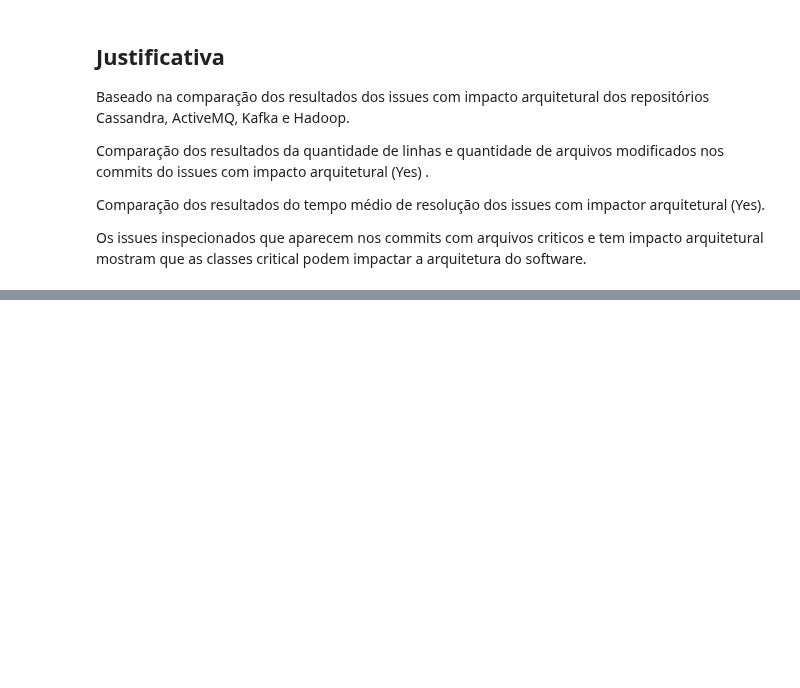
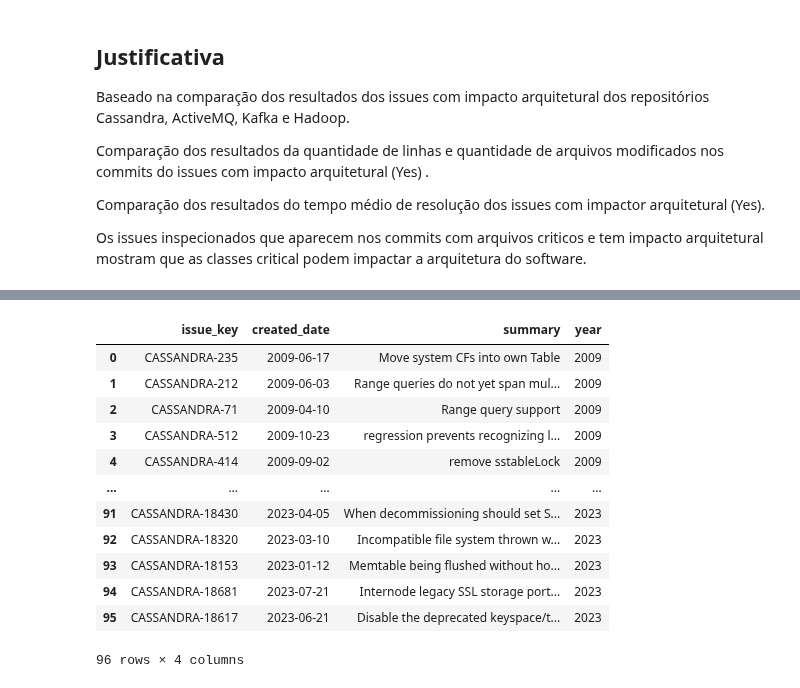
Before and after one commit to armandossrecife/my_validation, a Jupyter notebook: my_comparison.ipynb, the cells around one changed output, grey strips where cells are left out. Saved outputs shown, nothing was run; the diff lists cells and outputs as text; code cells hidden in the pictures; blank space fills up the shorter version.

```diff
--- a/my_comparison.ipynb
+++ b/my_comparison.ipynb
@@ -1924,0 +1929,4 @@ Os issues inspecionados que aparecem nos commits com arquivos criticos e tem imp
+# %%
+df_ciccc = df_cassandra_issues_commits_critical_classes[['issue_key', 'created_date']]
+df1 = df_ciccc.copy()
+df_ciccc
@@ -1924,0 +1947,5 @@ Os issues inspecionados que aparecem nos commits com arquivos criticos e tem imp
+# %%
+df_cii_yes = df_cassandra_issues_inspected[df_cassandra_issues_inspected['architectural_impact'] == 'YES']
+df_cii_yes = df_cii_yes[['issue_key', 'summary']]
+df2 = df_cii_yes.copy()
+df_cii_yes
@@ -1924,0 +1984,17 @@ Os issues inspecionados que aparecem nos commits com arquivos criticos e tem imp
+# %%
+df3['year'] = pd.to_datetime(df3['created_date']).dt.year
+df3
+# %% [output]
+|  | issue_key | created_date | summary | year |
+| 0 | CASSANDRA-235 | 2009-06-17 | Move system CFs into own Table | 2009 |
+| 1 | CASSANDRA-212 | 2009-06-03 | Range queries do not yet span mul... | 2009 |
+| 2 | CASSANDRA-71 | 2009-04-10 | Range query support | 2009 |
+| 3 | CASSANDRA-512 | 2009-10-23 | regression prevents recognizing l... | 2009 |
+| 4 | CASSANDRA-414 | 2009-09-02 | remove sstableLock | 2009 |
+| ... | ... | ... | ... | ... |
+| 91 | CASSANDRA-18430 | 2023-04-05 | When decommissioning should set S... | 2023 |
+| 92 | CASSANDRA-18320 | 2023-03-10 | Incompatible file system thrown w... | 2023 |
+| 93 | CASSANDRA-18153 | 2023-01-12 | Memtable being flushed without ho... | 2023 |
+| 94 | CASSANDRA-18681 | 2023-07-21 | Internode legacy SSL storage port... | 2023 |
+| 95 | CASSANDRA-18617 | 2023-06-21 | Disable the deprecated keyspace/t... | 2023 |
+96 rows × 4 columns
```
Also changed, not shown: parts of 11 cells of this notebook.
